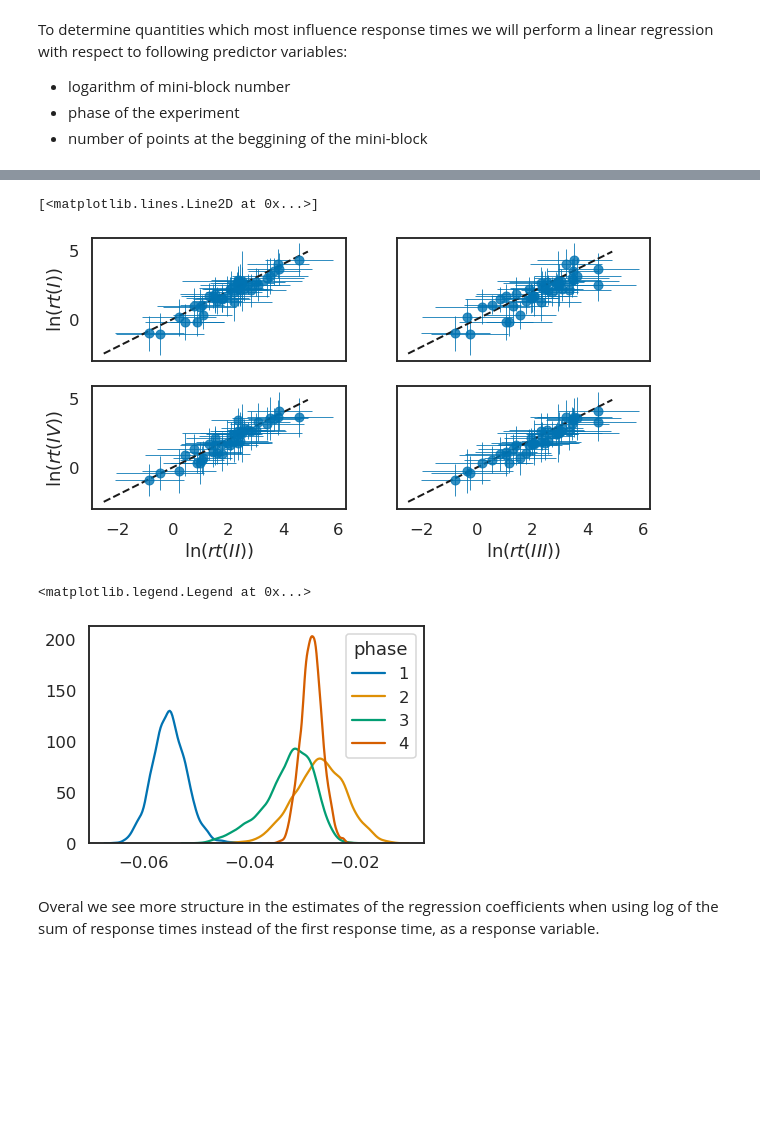
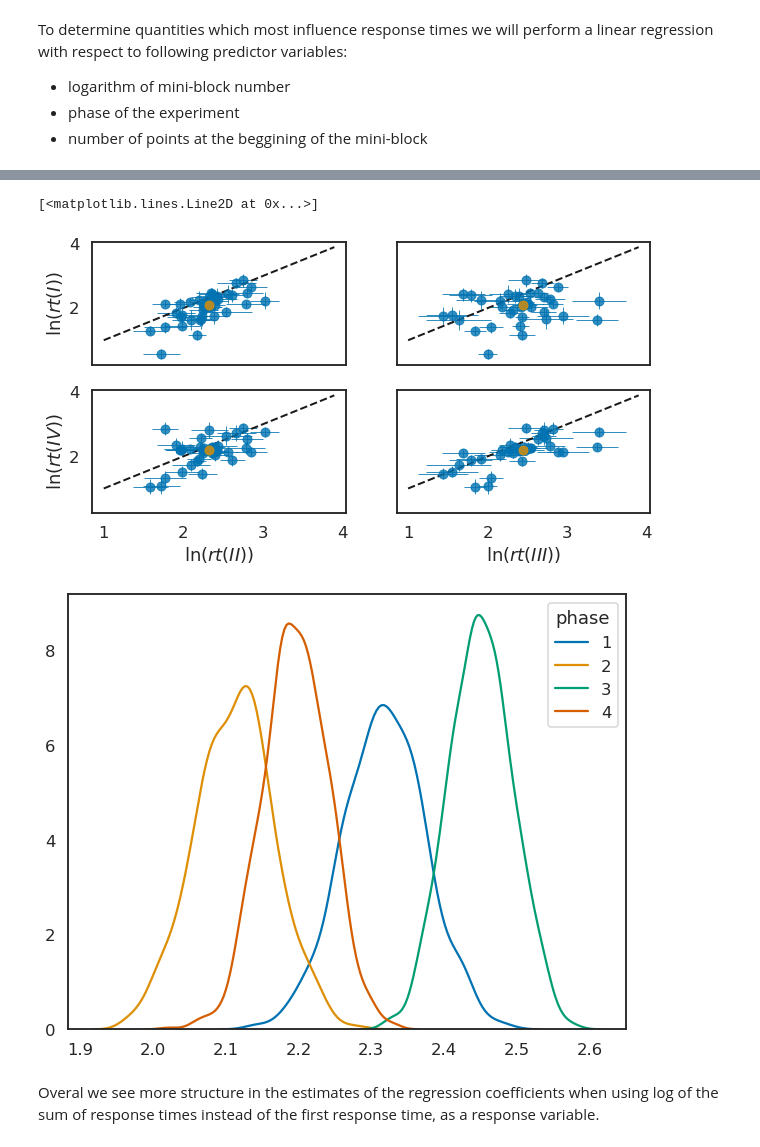
Before and after one commit to jeffensen/plandepth, a Jupyter notebook: notebooks/analysing_behavioural_data_main.ipynb, the cells around one changed output, grey strips where cells are left out. Cells and saved outputs as stored; diff of their text form; code cells hidden in the pictures; blank space fills up the shorter version.

```diff
--- a/notebooks/analysing_behavioural_data_main.ipynb
+++ b/notebooks/analysing_behavioural_data_main.ipynb
@@ -160,0 +171,2 @@ ValueError: Incompatible shapes for broadcasting: ((1, 1000, 6), (1000, 40, 6))
+# %%
+samples, models = sample_posterior(data, states, responses)
@@ -204,60 +219,65 @@ plt.title('posterior over coefficient of failures');
 # %%
+def add_scatter_points(mu, sigma, ax):
+    ax[0,0].errorbar(mu[..., 0], mu[..., 1],
+                 xerr=sigma[..., 0],
+                 yerr=sigma[..., 1],
+                 fmt='o',
+                 elinewidth = 1,
+                 alpha = .8);
+    ax[0,1].errorbar(mu[..., 2], mu[..., 1],
+                     xerr=sigma[..., 2],
+                     yerr=sigma[..., 1],
+                     fmt='o',
+                     elinewidth = 1,
+                     alpha = .8);
+
+    ax[1,0].errorbar(mu[..., 0], mu[..., 3],
+                     xerr=sigma[..., 0],
+                     yerr=sigma[..., 3],
+                     fmt='o',
+                     elinewidth = 1,
+                     alpha = .8);
+
+    ax[1,1].errorbar(mu[..., 2], mu[..., 3],
+                     xerr=sigma[..., 2],
+                     yerr=sigma[..., 3],
+                     fmt='o',
+                     elinewidth = 1,
+                     alpha = .8);
+
+
 # plot phase coefficients
 mu_w = betas[0][..., 1:5].mean(0)
 sigma_w = betas[0][..., 1:5].std(0)
 
 fig, ax = plt.subplots(2, 2, figsize = (10, 5), sharey = True, sharex = True)
 
-ax[0,0].errorbar(mu_w[:, 0], mu_w[:, 1],
-                 xerr=sigma_w[:, 0],
-                 yerr=sigma_w[:, 1],
-                 fmt='o',
-                 elinewidth = 1,
-                 alpha = .8);
-ax[0,1].errorbar(mu_w[:, 2], mu_w[:, 1],
-                 xerr=sigma_w[:, 2],
-                 yerr=sigma_w[:, 1],
-                 fmt='o',
-                 elinewidth = 1,
-                 alpha = .8);
+add_scatter_points(mu_w, sigma_w, ax)
 
-ax[1,0].errorbar(mu_w[:, 0], mu_w[:, 3],
-                 xerr=sigma_w[:, 0],
-                 yerr=sigma_w[:, 3],
-                 fmt='o',
-                 elinewidth = 1,
-                 alpha = .8);
-
-ax[1,1].errorbar(mu_w[:, 2], mu_w[:, 3],
-                 xerr=sigma_w[:, 2],
-                 yerr=sigma_w[:, 3],
-                 fmt='o',
-                 elinewidth = 1,
-                 alpha = .8);
+group_smpl = onp.array(samples[0]['group_beta'])[..., 1:5]
+add_scatter_points(group_smpl.mean(0), group_smpl.std(0), ax)
 
 ax[0,0].set_ylabel(r'$\ln(rt(I))$')
 ax[1,0].set_xlabel(r'$\ln(rt(II))$')
 ax[1,0].set_ylabel(r'$\ln(rt(IV))$')
 ax[1,1].set_xlabel(r'$\ln(rt(III))$')
 
-x = np.arange(-2.5, 5., .1)
+x = np.arange(1., 4., .1)
 ax[0,0].plot(x, x, 'k--', lw = 2)
 ax[0,1].plot(x, x, 'k--', lw = 2)
 ax[1,0].plot(x, x, 'k--', lw = 2)
 ax[1,1].plot(x, x, 'k--', lw = 2)
 # %% [output]
 [<matplotlib.lines.Line2D at 0x...>]
-[figure, old version]
+[figure, new version]
 # %%
-# sns.kdeplot(onp.array(samples[0]['m']).T)
-smpl = onp.array(samples[0]['m'])
-for i in range(1, smpl.shape[-1] - 1):
-    sns.kdeplot(smpl[:, i], label=i)
+plt.subplots(1, 1, figsize=(10, 8))
+for i in range(group_smpl.shape[-1]):
+    sns.kdeplot(group_smpl[:, i], label=i+1)
 
-plt.legend(title='phase')
+plt.legend(title='phase');
 # %% [output]
-<matplotlib.legend.Legend at 0x...>
-[figure, old version]
+[figure, new version]
 # %% [markdown]
 Overal we see more structure in the estimates of the regression coefficients when using log of the sum of response times instead of the first response time, as a response variable.
 # %% [markdown]
```
Also changed, not shown: parts of 11 cells of this notebook, 4 other files.
